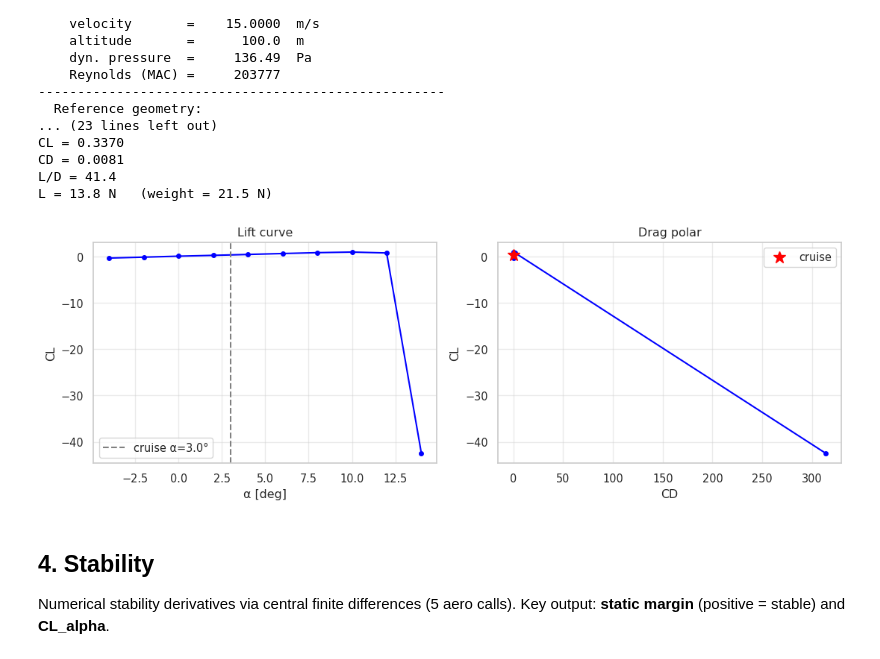
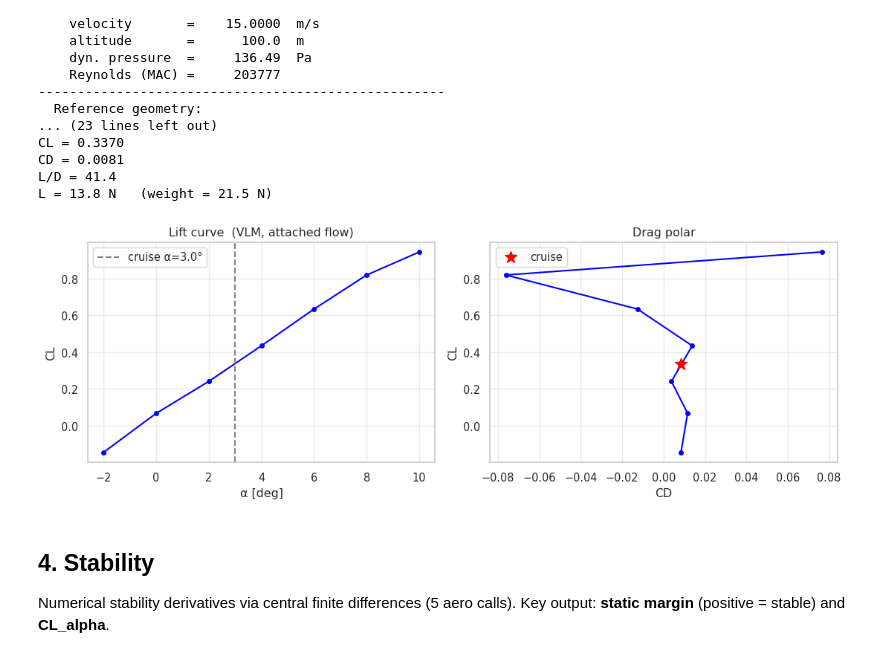
Before and after one commit to KasparStepan/AerisPlane, a Jupyter notebook: tutorials/06_full_discipline_chain.ipynb, the cells around one changed output. Saved outputs shown, nothing was run; the diff lists cells and outputs as text; code cells hidden in the pictures.

Commit message:
fix(tutorials): limit VLM polar sweep to attached-flow regime (-2 to 10 deg)

```diff
--- a/tutorials/06_full_discipline_chain.ipynb
+++ b/tutorials/06_full_discipline_chain.ipynb
@@ -210,37 +210,38 @@ L/D = 41.4
 L = 13.8 N   (weight = 21.5 N)
 # %%
 # CL-alpha and CL-CD polar
-alphas = np.linspace(-4, 14, 10)
+# VLM is a linear method — limit alpha to the attached-flow regime (<= ~10 deg)
+alphas = np.linspace(-2, 10, 7)
 polar_results = [
     aero.analyze(aircraft, ap.FlightCondition(velocity=15.0, altitude=100.0, alpha=a), method="vlm")
     for a in alphas
 ]
 
 CLs = [r.CL for r in polar_results]
 CDs = [r.CD for r in polar_results]
 
 fig, axes = plt.subplots(1, 2, figsize=(11, 4))
 
 axes[0].plot(alphas, CLs, "b-o", ms=4)
 axes[0].axvline(cruise.alpha, ls="--", color="gray", label=f"cruise α={cruise.alpha}°")
 axes[0].set_xlabel("α [deg]")
 axes[0].set_ylabel("CL")
-axes[0].set_title("Lift curve")
+axes[0].set_title("Lift curve  (VLM, attached flow)")
 axes[0].legend()
 axes[0].grid(True, alpha=0.4)
 
 axes[1].plot(CDs, CLs, "b-o", ms=4)
 axes[1].plot(aero_result.CD, aero_result.CL, "r*", ms=12, label="cruise")
 axes[1].set_xlabel("CD")
 axes[1].set_ylabel("CL")
 axes[1].set_title("Drag polar")
 axes[1].legend()
 axes[1].grid(True, alpha=0.4)
 
 plt.tight_layout()
 plt.show()
 # %% [output]
-[figure, old version]
+[figure, new version]
 # %% [markdown]
 ## 4. Stability
 
```
